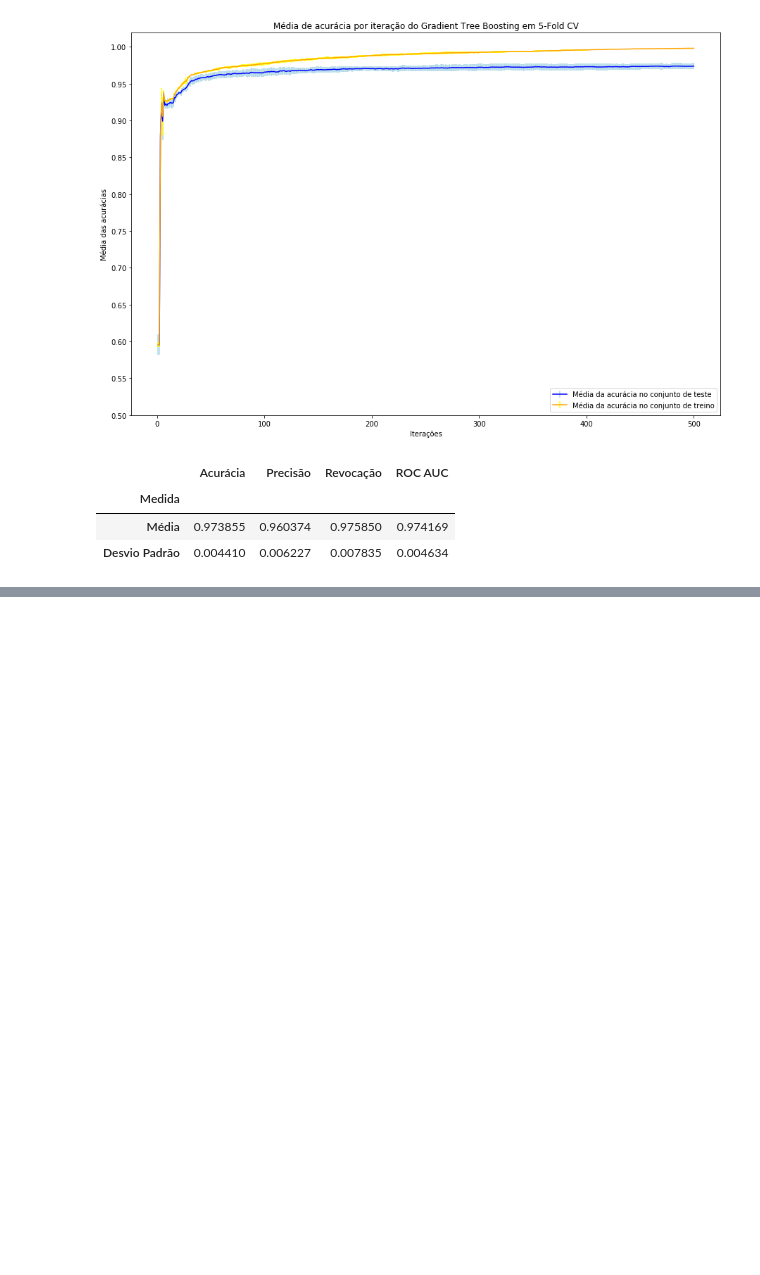
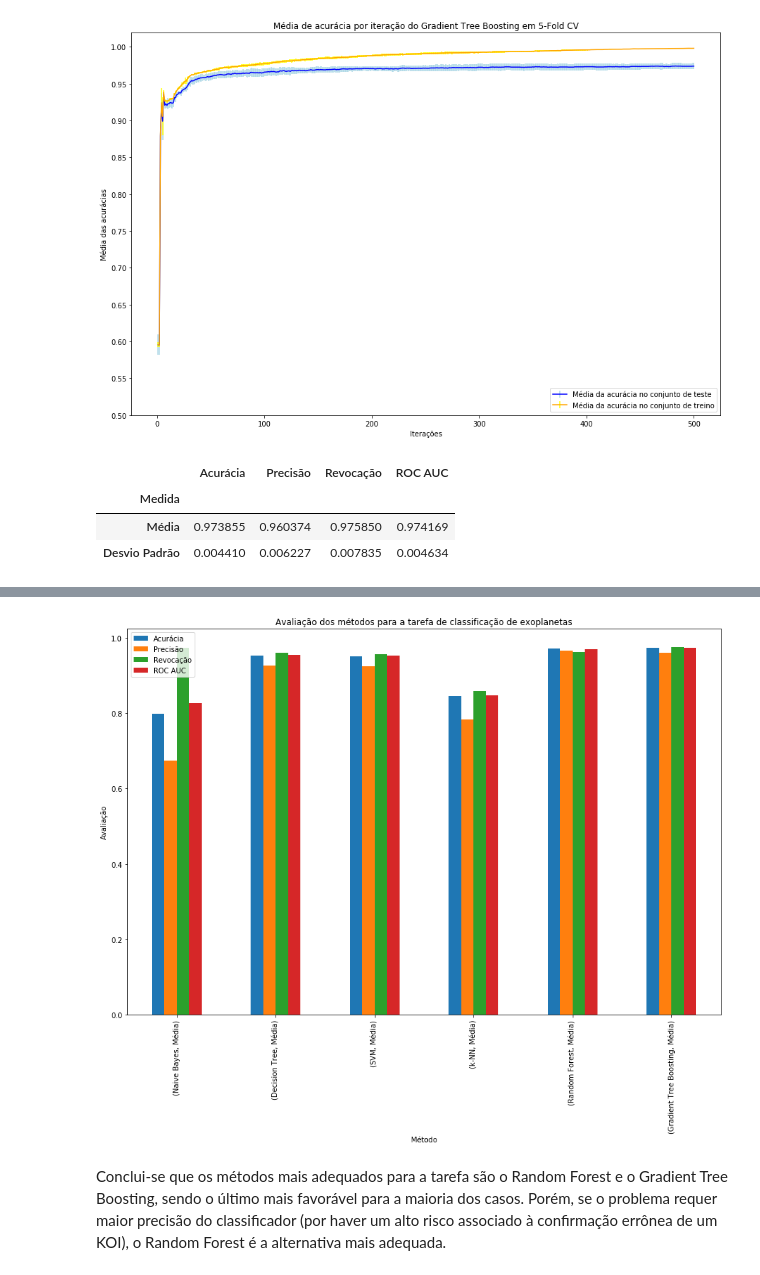
Before and after one commit to marscos/learning_exoplanets, a Jupyter notebook: Aprendizado de Máquina - TP1.ipynb, the cells around one changed output, grey strips where cells are left out. Cells and saved outputs as stored; diff of their text form; code cells hidden in the pictures; blank space fills up the shorter version.

```diff
--- a/Aprendizado de Máquina - TP1.ipynb
+++ b/Aprendizado de Máquina - TP1.ipynb
@@ -603,0 +627,9 @@ Podemos ver que, após ~200 iterações, apesar da acurácia no conjunto de trei
+# %%
+ax = results.loc[(slice(None), 'Média'), :].plot.bar(figsize=(15,10))
+ax.set_ylabel("Avaliação");
+ax.set_xlabel("Método")
+ax.set_title("Avaliação dos métodos para a tarefa de classificação de exoplanetas");
+# %% [output]
+[figure, added]
+# %% [markdown]
+Conclui-se que os métodos mais adequados para a tarefa são o Random Forest e o Gradient Tree Boosting, sendo o último mais favorável para a maioria dos casos. Porém, se o problema requer maior precisão do classificador (por haver um alto risco associado à confirmação errônea de um KOI), o Random Forest é a alternativa mais adequada.
```
Also changed, not shown: parts of 4 cells of this notebook.
